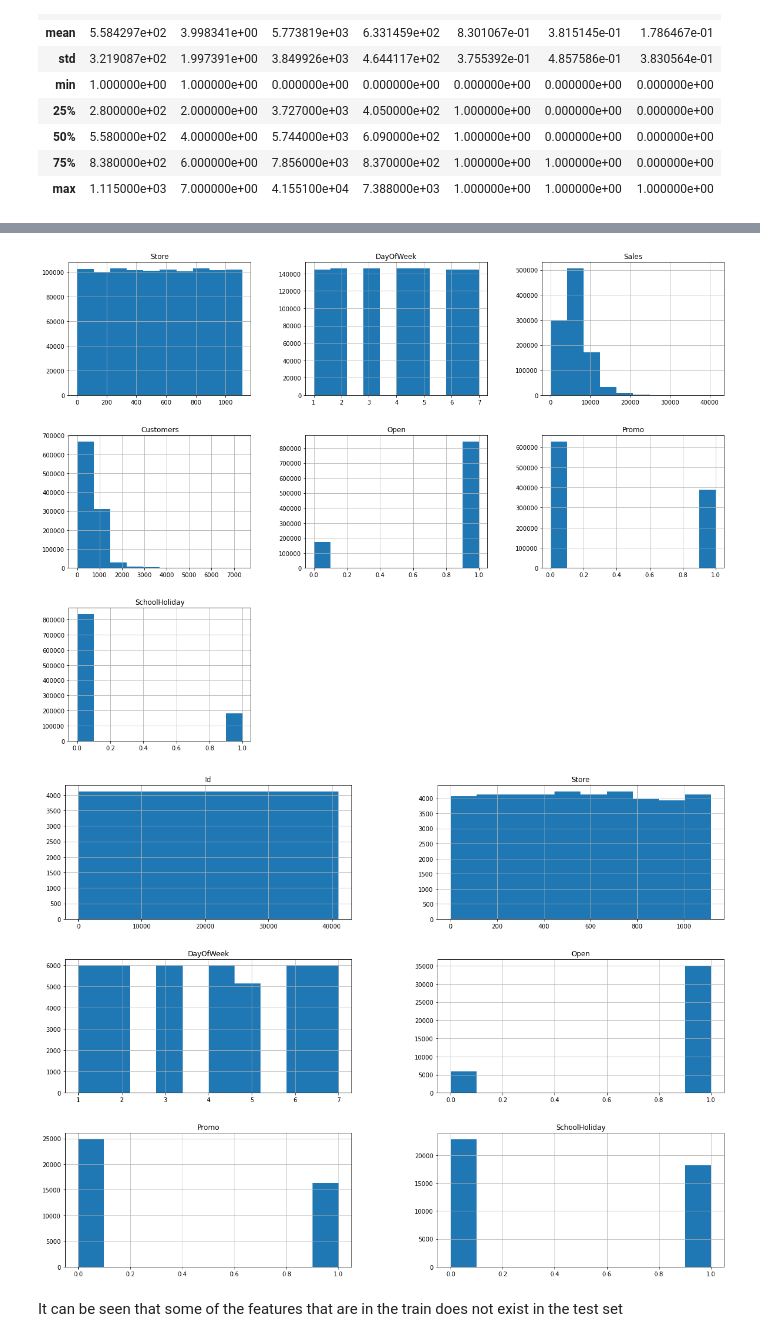
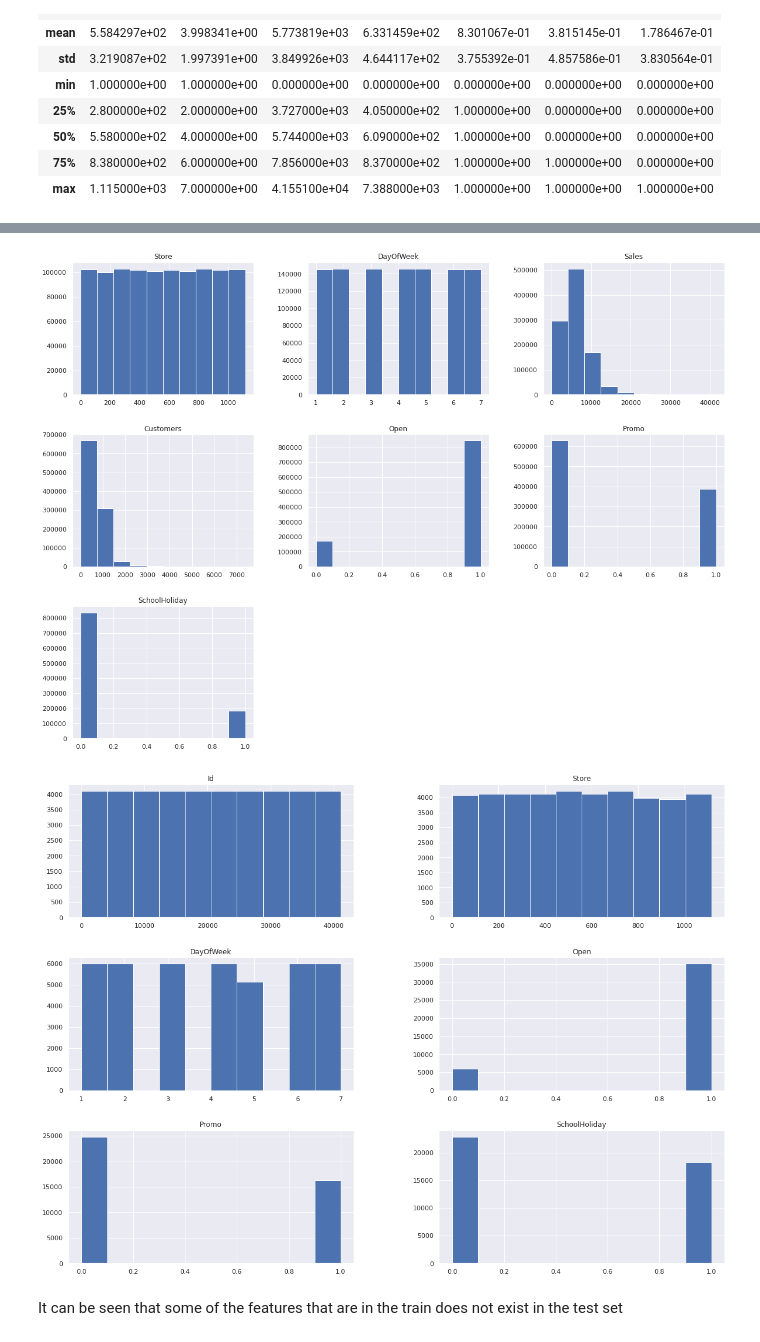
Before and after one commit to jedisam/Sales-prediction, a Jupyter notebook: notebooks/sales-eda.ipynb, the cells around one changed output, grey strips where cells are left out. Cells and saved outputs as stored; diff of their text form; code cells hidden in the pictures.

```diff
--- a/notebooks/sales-eda.ipynb
+++ b/notebooks/sales-eda.ipynb
@@ -119,15 +157,17 @@ train_df.describe()
 # %%
 #Numerical Features Histograms (Train)
+sns.set()
 num_feats = list(train_df.select_dtypes(include=['int64', 'float64', 'int32']).columns)
 train_df[num_feats].hist(figsize=(20,15));
 # %% [output]
-[figure, old version]
+[figure, new version]
 # %%
 #Numerical Features Histograms (Test)
+sns.set()
 num_feats = list(test_df.select_dtypes(include=['int64', 'float64', 'int32']).columns)
 test_df[num_feats].hist(figsize=(20,15));
 # %% [output]
-[figure, old version]
+[figure, new version]
 # %% [markdown]
 It can be seen that some of the features that are in the train does not exist in the test set
 # %%
```
Also changed, not shown: parts of 16 cells of this notebook.
